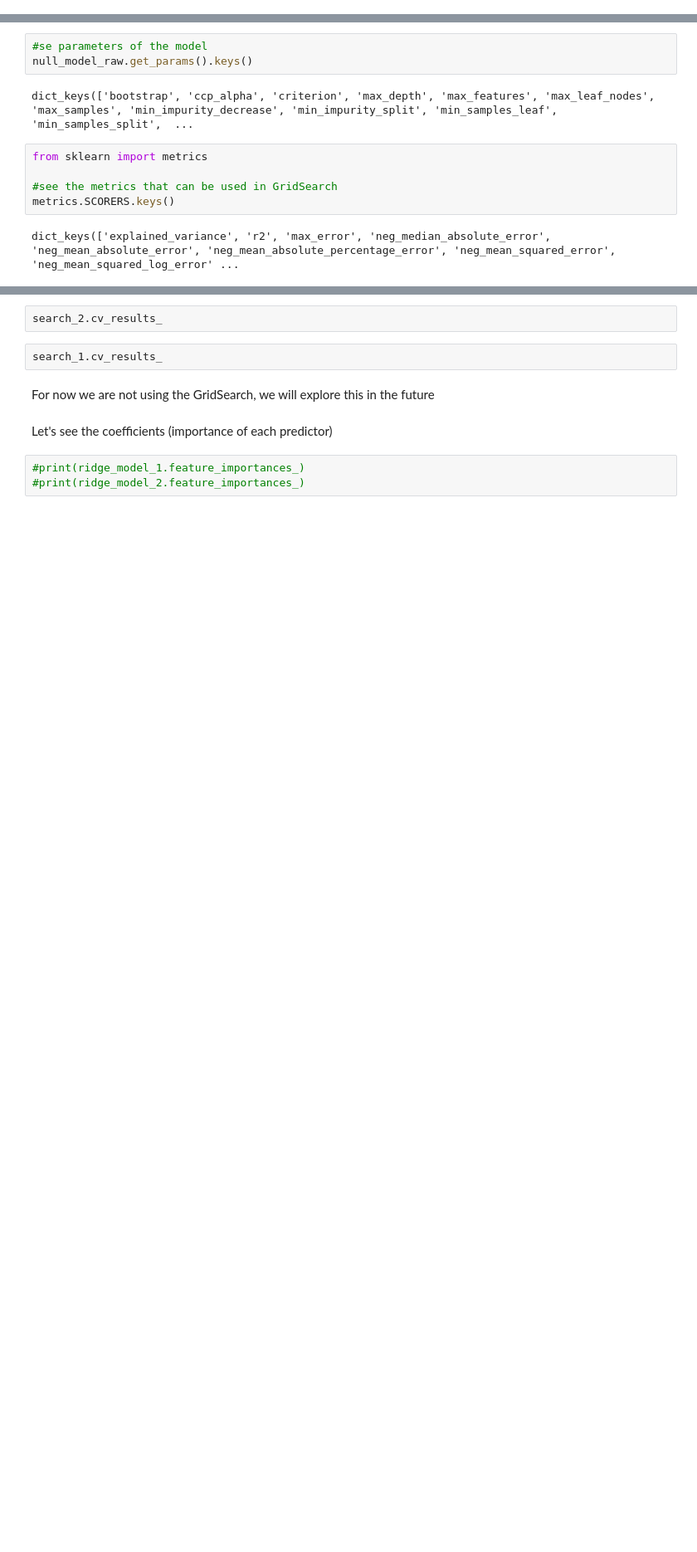
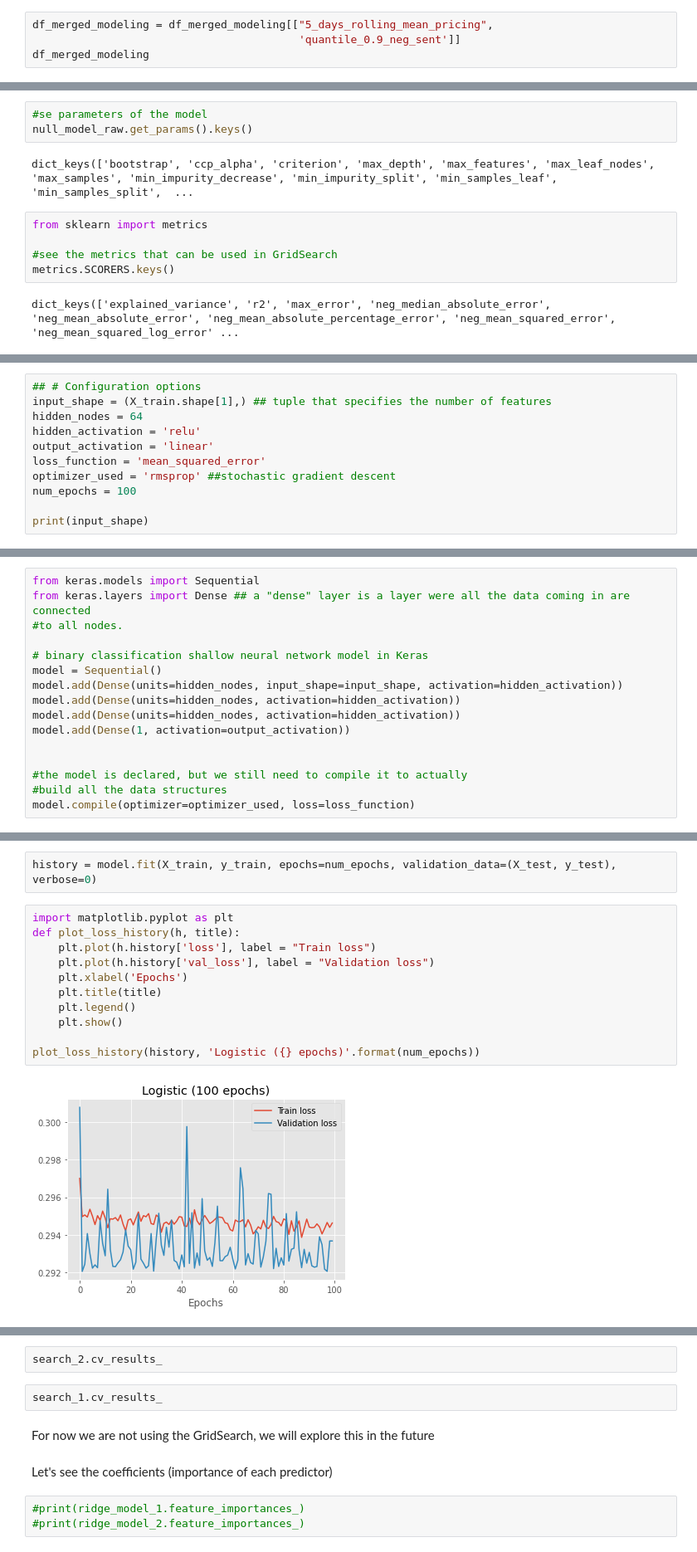
Before and after one commit to dtortosa/capstone_project, a Jupyter notebook: scripts/03_predicting_exchange_rate.ipynb, the cells around one changed output, grey strips where cells are left out. Shown at 83% size. Saved outputs shown, nothing was run; the diff lists cells and outputs as text; blank space fills up the shorter version.

Commit message:
using neural networks for modeling

```diff
--- a/scripts/03_predicting_exchange_rate.ipynb
+++ b/scripts/03_predicting_exchange_rate.ipynb
@@ -52,0 +73,4 @@ df_merged_modeling
+# %%
+df_merged_modeling = df_merged_modeling[["5_days_rolling_mean_pricing",
+                                         'quantile_0.9_neg_sent']]
+df_merged_modeling
@@ -180,0 +612,11 @@ KeyboardInterrupt:
+# %%
+## # Configuration options
+input_shape = (X_train.shape[1],) ## tuple that specifies the number of features
+hidden_nodes = 64
+hidden_activation = 'relu'
+output_activation = 'linear'
+loss_function = 'mean_squared_error'
+optimizer_used = 'rmsprop' ##stochastic gradient descent
+num_epochs = 100
+
+print(input_shape)
@@ -180,0 +625,16 @@ KeyboardInterrupt:
+# %%
+from keras.models import Sequential
+from keras.layers import Dense ## a "dense" layer is a layer were all the data coming in are connected
+#to all nodes.
+
+# binary classification shallow neural network model in Keras
+model = Sequential()
+model.add(Dense(units=hidden_nodes, input_shape=input_shape, activation=hidden_activation))
+model.add(Dense(units=hidden_nodes, activation=hidden_activation))
+model.add(Dense(units=hidden_nodes, activation=hidden_activation))
+model.add(Dense(1, activation=output_activation))
+
+
+#the model is declared, but we still need to compile it to actually
+#build all the data structures
+model.compile(optimizer=optimizer_used, loss=loss_function)
@@ -180,0 +657,15 @@ KeyboardInterrupt:
+# %%
+history = model.fit(X_train, y_train, epochs=num_epochs, validation_data=(X_test, y_test), verbose=0)
+# %%
+import matplotlib.pyplot as plt
+def plot_loss_history(h, title):
+    plt.plot(h.history['loss'], label = "Train loss")
+    plt.plot(h.history['val_loss'], label = "Validation loss")
+    plt.xlabel('Epochs')
+    plt.title(title)
+    plt.legend()
+    plt.show()
+
+plot_loss_history(history, 'Logistic ({} epochs)'.format(num_epochs))
+# %% [output]
+[figure, added]
```
Also changed, not shown: parts of 35 cells of this notebook, 1 other file.
